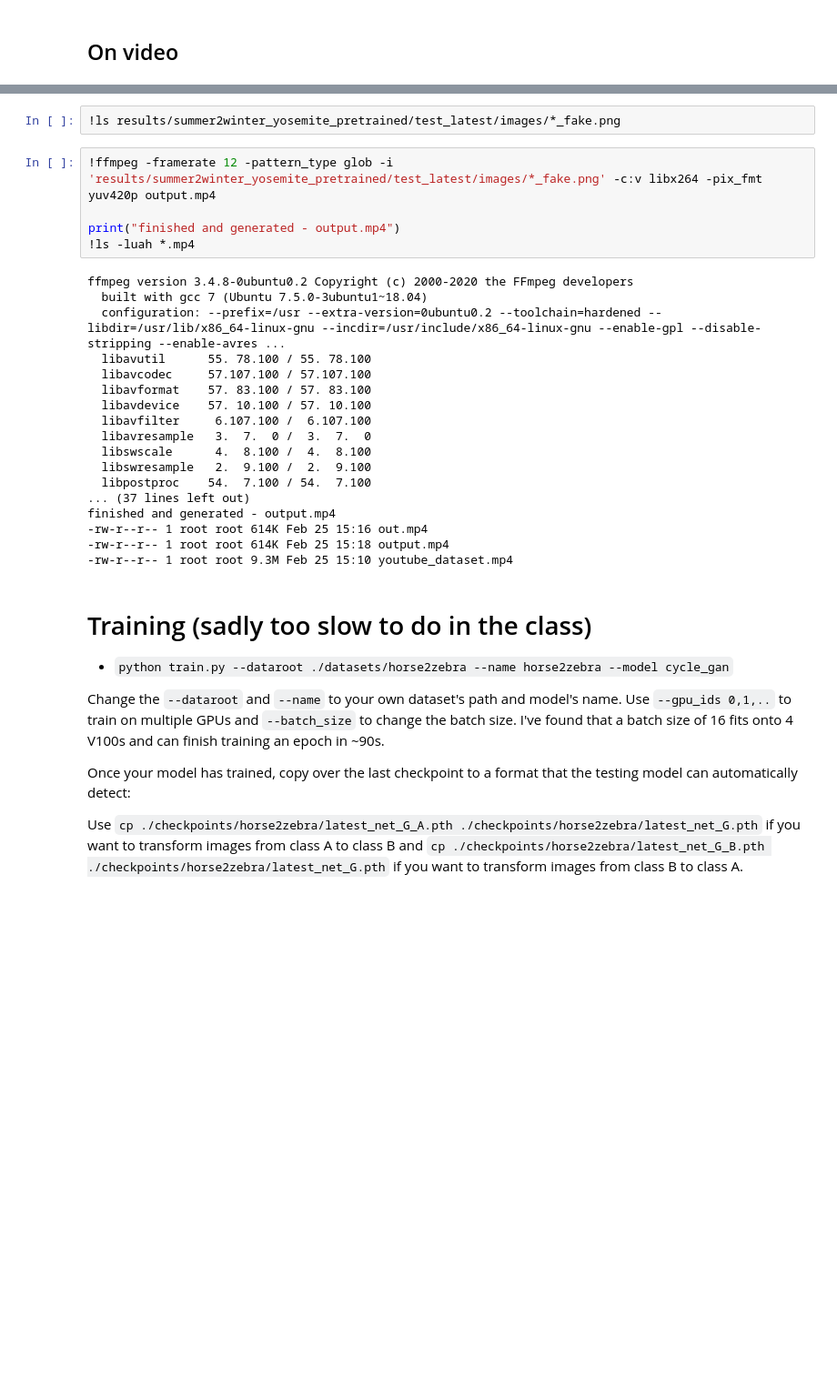
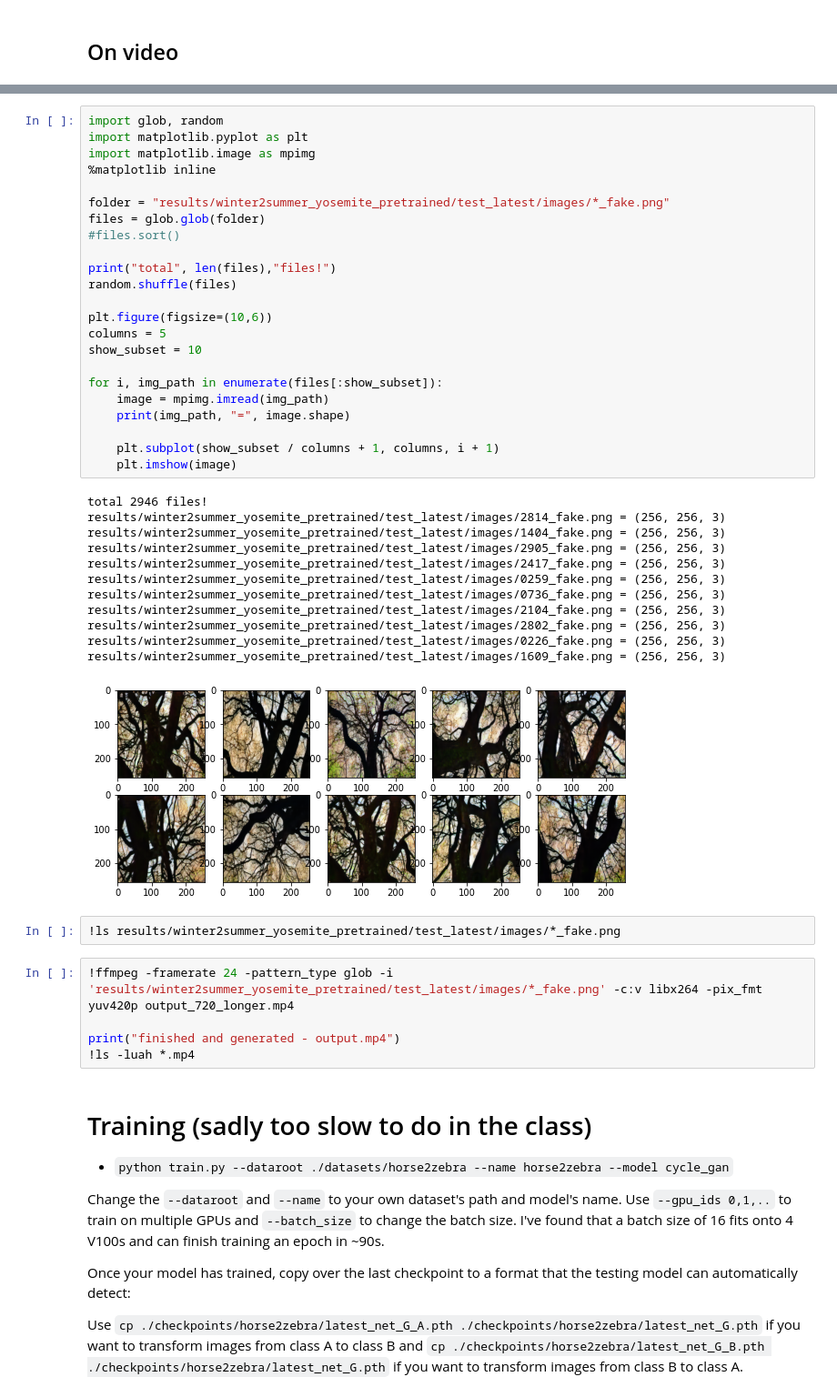
Before and after one commit to previtus/cci_AI_for_the_Media_2022, a Jupyter notebook: week07_cyclegan-superresolution/w07_cycleGAN_inference.ipynb, the cells around one changed output, grey strips where cells are left out. Shown at 91% size. Saved outputs shown, nothing was run; the diff lists cells and outputs as text; blank space fills up the shorter version.

```diff
--- a/week07_cyclegan-superresolution/w07_cycleGAN_inference.ipynb
+++ b/week07_cyclegan-superresolution/w07_cycleGAN_inference.ipynb
@@ -254,28 +282,46 @@ plt.imshow(img)
+# %%
+import glob, random
+import matplotlib.pyplot as plt
+import matplotlib.image as mpimg
+%matplotlib inline
+
+folder = "results/winter2summer_yosemite_pretrained/test_latest/images/*_fake.png"
+files = glob.glob(folder)
+#files.sort()
+
+print("total", len(files),"files!")
+random.shuffle(files)
+
+plt.figure(figsize=(10,6))
+columns = 5
+show_subset = 10
+
+for i, img_path in enumerate(files[:show_subset]):
+    image = mpimg.imread(img_path)
+    print(img_path, "=", image.shape)
+
+    plt.subplot(show_subset / columns + 1, columns, i + 1)
+    plt.imshow(image)
+# %% [output]
+total 2946 files!
+results/winter2summer_yosemite_pretrained/test_latest/images/2814_fake.png = (256, 256, 3)
+results/winter2summer_yosemite_pretrained/test_latest/images/1404_fake.png = (256, 256, 3)
+results/winter2summer_yosemite_pretrained/test_latest/images/2905_fake.png = (256, 256, 3)
+results/winter2summer_yosemite_pretrained/test_latest/images/2417_fake.png = (256, 256, 3)
+results/winter2summer_yosemite_pretrained/test_latest/images/0259_fake.png = (256, 256, 3)
+results/winter2summer_yosemite_pretrained/test_latest/images/0736_fake.png = (256, 256, 3)
+results/winter2summer_yosemite_pretrained/test_latest/images/2104_fake.png = (256, 256, 3)
+results/winter2summer_yosemite_pretrained/test_latest/images/2802_fake.png = (256, 256, 3)
+results/winter2summer_yosemite_pretrained/test_latest/images/0226_fake.png = (256, 256, 3)
+results/winter2summer_yosemite_pretrained/test_latest/images/1609_fake.png = (256, 256, 3)
+[figure, added]
 # %%
-!ls results/summer2winter_yosemite_pretrained/test_latest/images/*_fake.png
+!ls results/winter2summer_yosemite_pretrained/test_latest/images/*_fake.png
 # %%
-!ffmpeg -framerate 12 -pattern_type glob -i 'results/summer2winter_yosemite_pretrained/test_latest/images/*_fake.png' -c:v libx264 -pix_fmt yuv420p output.mp4
+!ffmpeg -framerate 24 -pattern_type glob -i 'results/winter2summer_yosemite_pretrained/test_latest/images/*_fake.png' -c:v libx264 -pix_fmt yuv420p output_720_longer.mp4
 
 print("finished and generated - output.mp4")
 !ls -luah *.mp4
-# %% [output]
-ffmpeg version 3.4.8-0ubuntu0.2 Copyright (c) 2000-2020 the FFmpeg developers
-  built with gcc 7 (Ubuntu 7.5.0-3ubuntu1~18.04)
-  configuration: --prefix=/usr --extra-version=0ubuntu0.2 --toolchain=hardened --libdir=/usr/lib/x86_64-linux-gnu --incdir=/usr/include/x86_64-linux-gnu --enable-gpl --disable-stripping --enable-avres ...
-  libavutil      55. 78.100 / 55. 78.100
-  libavcodec     57.107.100 / 57.107.100
-  libavformat    57. 83.100 / 57. 83.100
-  libavdevice    57. 10.100 / 57. 10.100
-  libavfilter     6.107.100 /  6.107.100
-  libavresample   3.  7.  0 /  3.  7.  0
-  libswscale      4.  8.100 /  4.  8.100
-  libswresample   2.  9.100 /  2.  9.100
-  libpostproc    54.  7.100 / 54.  7.100
-... (37 lines left out)
-finished and generated - output.mp4
--rw-r--r-- 1 root root 614K Feb 25 15:16 out.mp4
--rw-r--r-- 1 root root 614K Feb 25 15:18 output.mp4
--rw-r--r-- 1 root root 9.3M Feb 25 15:10 youtube_dataset.mp4
 # %% [markdown]
 # Training (sadly too slow to do in the class)
 
```
Also changed, not shown: parts of 12 cells of this notebook, 2 other files.
